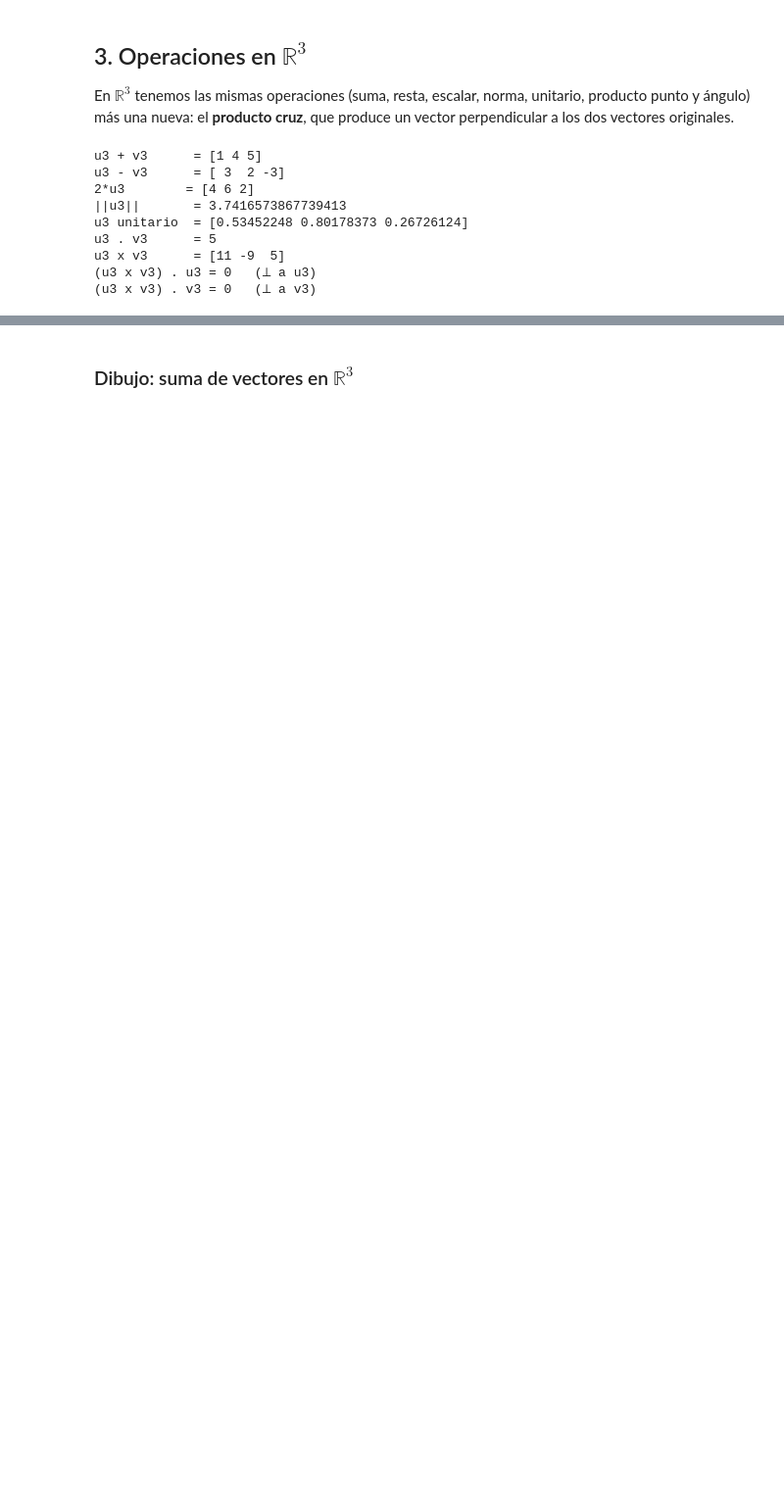
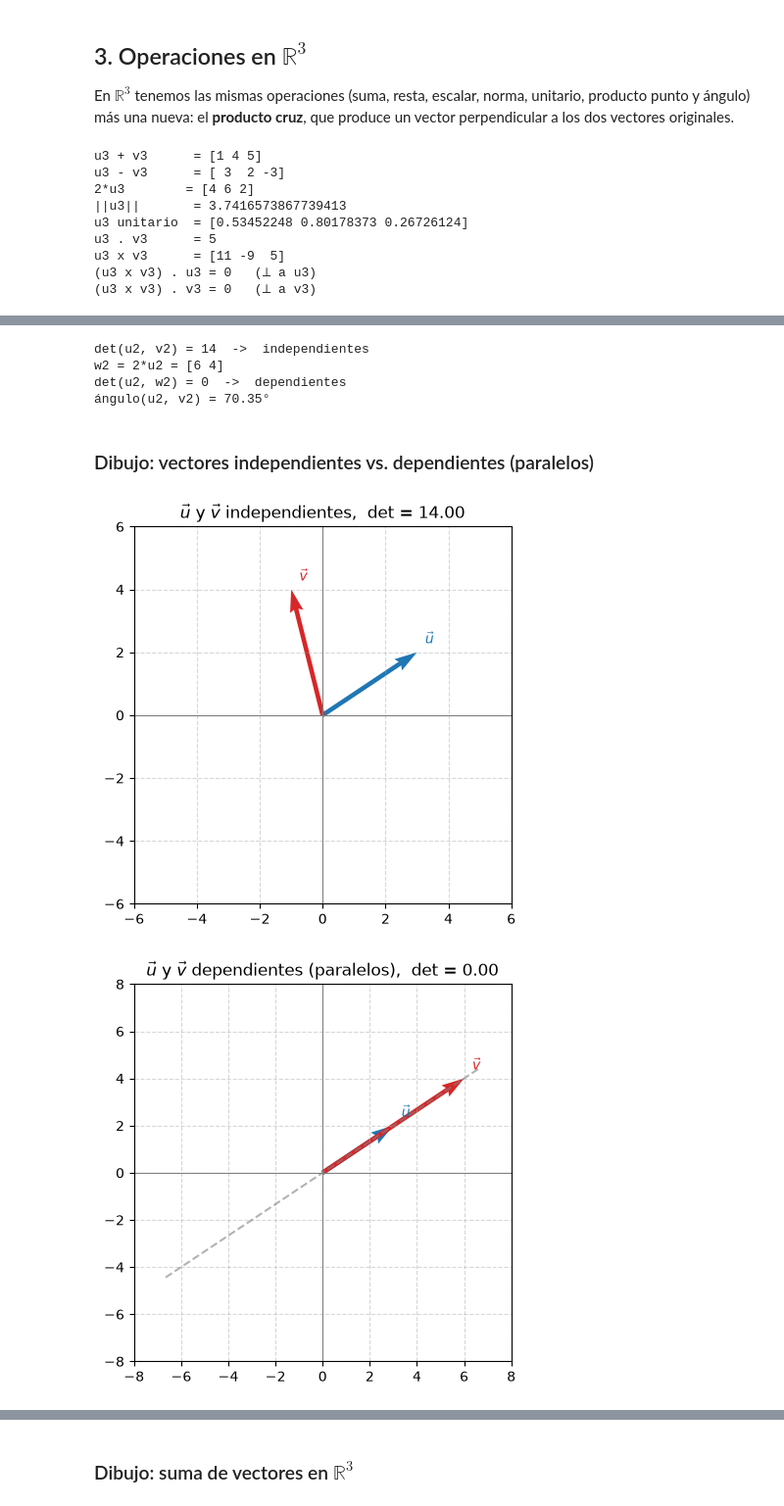
Before and after one commit to arleyfernandotorresgalindo/AL_2026_02, a Jupyter notebook: Cuadernos_clase/Cuaderno6.ipynb, the cells around one changed output, grey strips where cells are left out. Shown at 98% size. Drawn from its saved outputs; the diff is of its cells as text; code cells hidden in the pictures; blank space fills up the shorter version.

Commit message:
vectores

```diff
--- a/Cuadernos_clase/Cuaderno6.ipynb
+++ b/Cuadernos_clase/Cuaderno6.ipynb
@@ -196,0 +225,27 @@ u3 x v3      = [11 -9  5]
+# %%
+# u2, v2 no son paralelos -> independientes
+det_uv = u2[0]*v2[1] - u2[1]*v2[0]
+print("det(u2, v2) =", det_uv, " -> ", "dependientes" if np.isclose(det_uv, 0) else "independientes")
+
+# Ejemplo de un par paralelo (dependiente): w2 = 2*u2
+w2 = 2 * u2
+det_uw = u2[0]*w2[1] - u2[1]*w2[0]
+print("w2 = 2*u2 =", w2)
+print("det(u2, w2) =", det_uw, " -> ", "dependientes" if np.isclose(det_uw, 0) else "independientes")
+
+# Clasificación por ángulo
+theta_uv = np.degrees(np.arccos(np.dot(u2, v2) / (np.linalg.norm(u2)*np.linalg.norm(v2))))
+print(f"ángulo(u2, v2) = {theta_uv:.2f}°")
+# %% [output]
+det(u2, v2) = 14  ->  independientes
+w2 = 2*u2 = [6 4]
+det(u2, w2) = 0  ->  dependientes
+ángulo(u2, v2) = 70.35°
+# %% [markdown]
+### Dibujo: vectores independientes vs. dependientes (paralelos)
+# %%
+plot_dependencia_2d(u2, v2)   # independientes
+plot_dependencia_2d(u2, w2)   # dependientes (paralelos)
+# %% [output]
+[figure, added]
+[figure, added]
```
Also changed, not shown: parts of 12 cells of this notebook.
